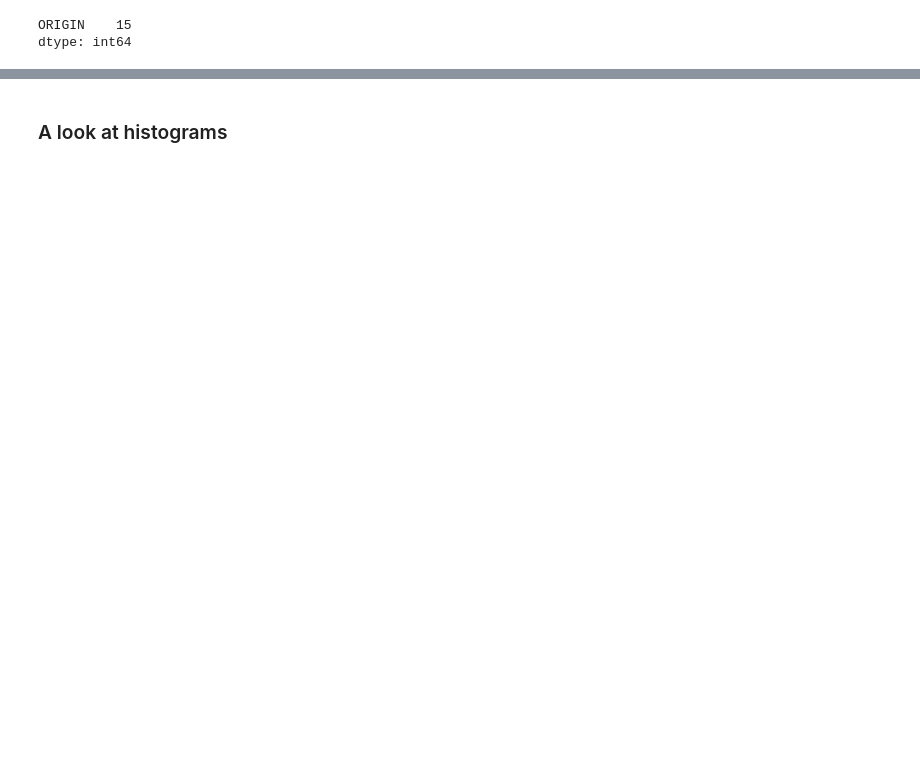
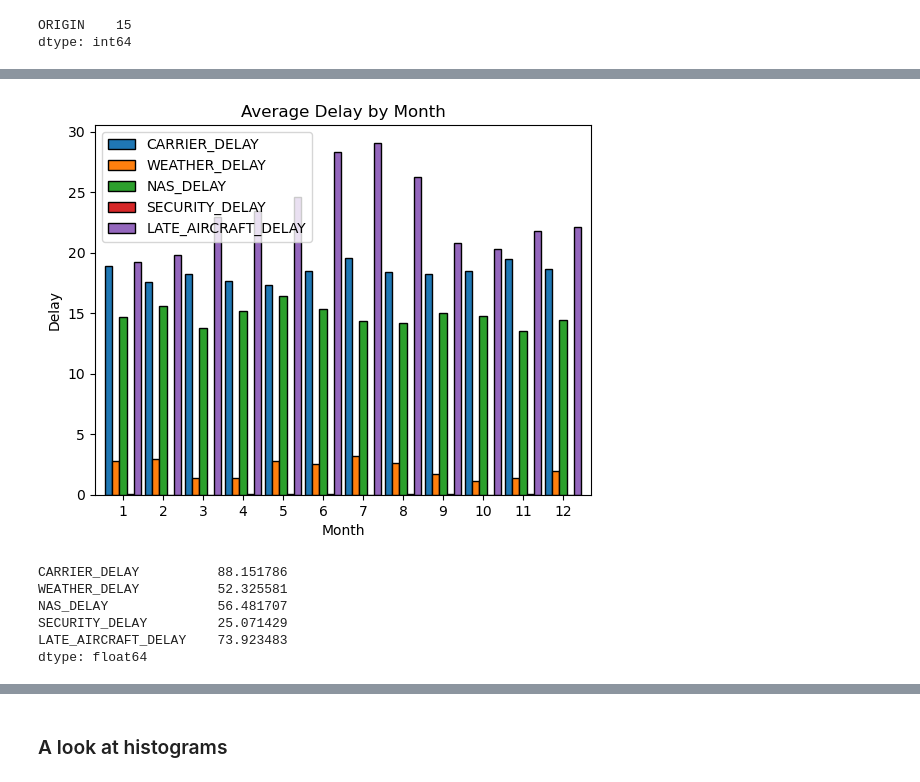
Before and after one commit to CLOUD-NINE-FLIGHT-SOLUTIONS/CLOUD-NINE-FLIGHT-SOLUTIONS, a Jupyter notebook: Mannie/explore.ipynb, the cells around one changed output, grey strips where cells are left out. Cells and saved outputs as stored; diff of their text form; code cells hidden in the pictures; blank space fills up the shorter version.

```diff
--- a/Mannie/explore.ipynb
+++ b/Mannie/explore.ipynb
@@ -146,7 +157,0 @@ list_of_airports.head(15)
-# %%
-#Fills in nulls as zero as null means no delay
-flights.fillna(0, inplace=True)
-#Makes FL_DATE column a datetime datatype
-flights.FL_DATE = flights.FL_DATE.astype('datetime64')
-#Makes FL_DATE the index
-# flights = flights.set_index('FL_DATE')
@@ -186,0 +214,4 @@ chi2, p
+# %%
+# Mean values grouped by Date
+mean_group = flights.groupby('FL_DATE')[col_to_sum].mean()
+mean_group
@@ -186,0 +244,17 @@ chi2, p
+# %%
+ax = mean_group.groupby(mean_group.index.month).mean().plot.bar(width=.9, ec='black')
+plt.xticks(rotation=0)
+ax.set(title='Average Delay by Month', xlabel='Month', ylabel='Avg. Minute Delay')
+plt.show()
+# %% [output]
+[figure, added]
+# %%
+# Max mean value grouped by Date
+flights.groupby('FL_DATE')[col_to_sum].mean().max()
+# %% [output]
+CARRIER_DELAY          88.151786
+WEATHER_DELAY          52.325581
+NAS_DELAY              56.481707
+SECURITY_DELAY         25.071429
+LATE_AIRCRAFT_DELAY    73.923483
+dtype: float64
```
Also changed, not shown: parts of 65 cells of this notebook, 4 other files.
